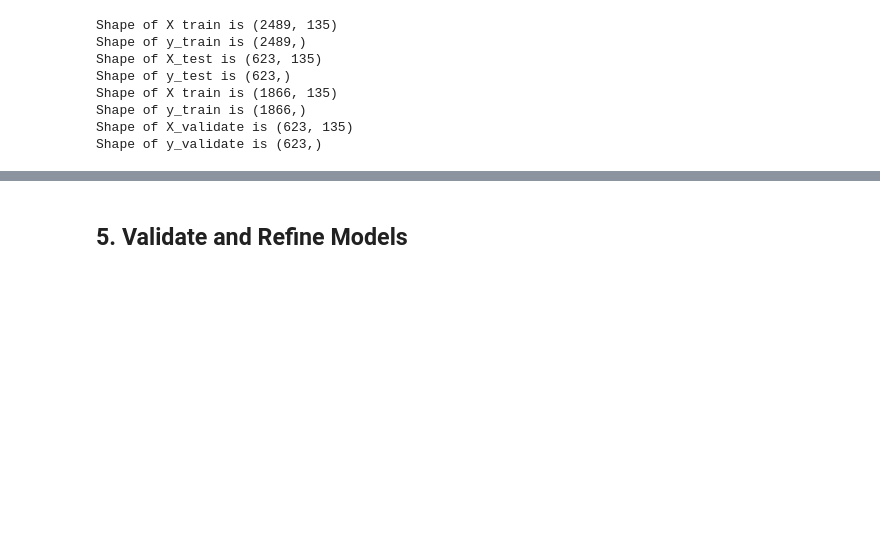
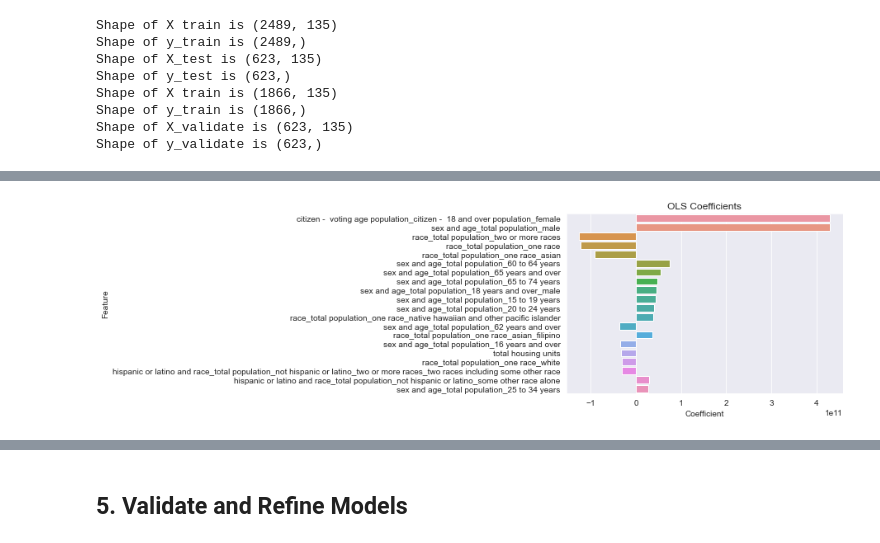
Before and after one commit to aramburoc/CSS_Project2_Group1, a Jupyter notebook: Project 2 Students.ipynb, the cells around one changed output, grey strips where cells are left out. Saved outputs shown, nothing was run; the diff lists cells and outputs as text; code cells hidden in the pictures; blank space fills up the shorter version.

Commit message:
NE added the three models

```diff
--- a/Project 2 Students.ipynb
+++ b/Project 2 Students.ipynb
@@ -385,0 +397,8 @@ Shape of y_validate is (623,)
+# %%
+# create a model
+##normalize -->standardize the scale of variables
+## NE: but when start from scratch, no need to set hyperparameter until do the tuning - SEE IF REMOVE THIS?
+lin_reg = LinearRegression(normalize=True)
+
+# fit the model
+lin_model = lin_reg.fit(X_train, y_train)
@@ -385,0 +429,15 @@ Shape of y_validate is (623,)
+# %%
+# Create a dataframe with the coefficient and feature names
+lin_reg_data = pd.DataFrame([lin_model.coef_,
+                               diabetes_clean.drop(columns = ['Diabetes_Number']).columns]).T
+lin_reg_data.columns = ["Coefficient", 'Feature']
+
+# Plot
+lin_reg_data.replace(to_replace=[None], value= 0, inplace=True)
+lin_reg_data['Coefficient'] = lin_reg_data['Coefficient'].astype(float)
+lin_reg_data['Coefficient_Abs'] = abs(lin_reg_data['Coefficient'])
+ax = sns.barplot(x="Coefficient", y="Feature", data=lin_reg_data.nlargest(20, "Coefficient_Abs"))
+ax.set_title("OLS Coefficients")
+plt.show()
+# %% [output]
+[figure, added]
```
Also changed, not shown: parts of 29 cells of this notebook.
